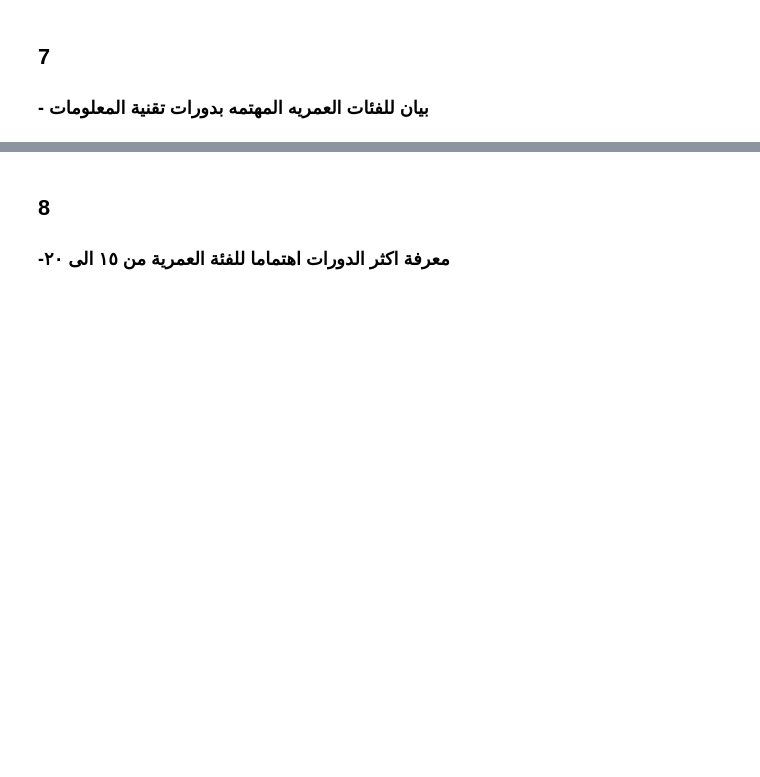
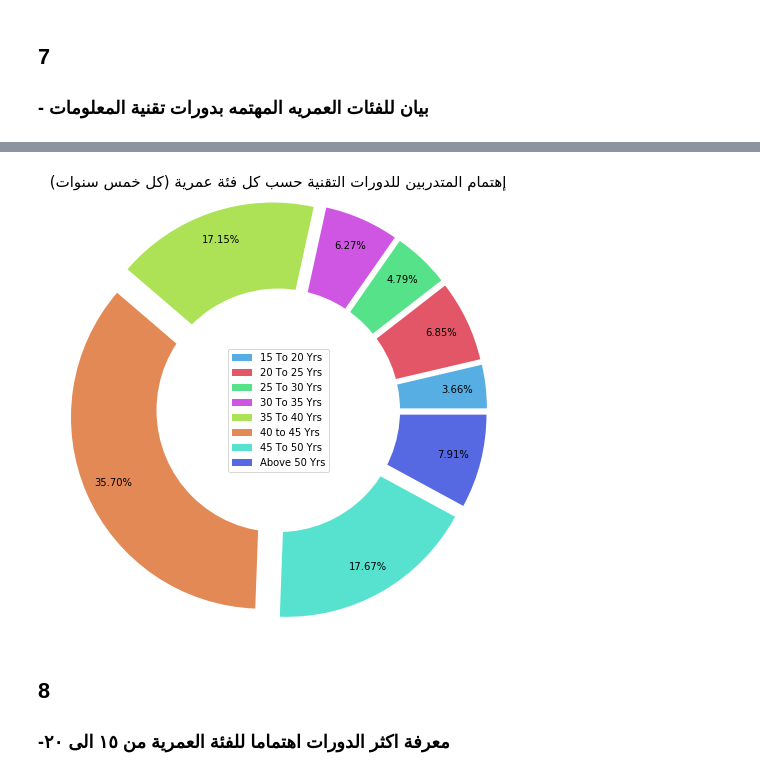
Before and after one commit to MoaathMog/droob-porject, a Jupyter notebook: doroop-proj.ipynb, the cells around one changed output, grey strips where cells are left out. Saved outputs shown, nothing was run; the diff lists cells and outputs as text; code cells hidden in the pictures; blank space fills up the shorter version.

```diff
--- a/doroop-proj.ipynb
+++ b/doroop-proj.ipynb
@@ -254,0 +306,11 @@ stdf.describe()
+# %%
+# to be compeleted
+# Group data to by 'اسم التدريب' and count them and sort them from hieast to lowest.
+group = stdf.groupby('اسم التدريب').count()
+group.sort_values(by='ID', ascending=False, inplace=True)
+pd.DataFrame(group)
+
+# Extract IT and Computer science courses and put it in a list
+courseslist = group.head(20).index.tolist()
+courseslist = [courseslist[2],courseslist[6],courseslist[7],courseslist[9],courseslist[11],courseslist[12]]
+courseslist
@@ -254,0 +324,14 @@ stdf.describe()
+# %%
+# Make sub dataframe (itfr) which is include only IT and computer courses
+itfr = stdf[stdf['اسم التدريب'].isin(courseslist)]
+
+#change 'العمر' from float type to int type
+itfr = itfr.astype({'العمر':'int'})
+
+
+# Add 'Age Catagory' to datset so we can calcolate
+
+ageg=['15 To 20 Yrs','20 To 25 Yrs' ,'25 To 30 Yrs', '30 To 35 Yrs','35 To 40 Yrs','40 to 45 Yrs','45 To 50 Yrs', 'Above 50 Yrs' ]
+bins =[15,20,25,30,35,40,45,50 ,np.inf]
+itfr['Age Catagory'] = pd.cut(itfr['العمر'],bins=bins,labels=ageg)
+itfr.groupby('Age Catagory').count()
@@ -255,3 +349,24 @@ stdf.describe()
+# %%
+# Draw the digram
+group = itfr[['ID','Age Catagory']].groupby('Age Catagory').count()
+labels = list(group.index) # Labels
+value = [int(x) for x in group.values] # X values
+colors=['#56aee2','#e25668','#56e289','#cf56e2','#aee256','#e28956','#56e2cf','#5668e2','#8a56e2','#68E256']
+plt.figure(figsize=(8,8)) # the size of figure
+arabictitle =  get_display(arabic_reshaper.reshape(" إهتمام المتدربين للدورات التقنية حسب كل فئة عمرية (كل خمس سنوات) "))
+plt.title( arabictitle ,fontsize=15)
+
+plt.pie(value , colors = colors, explode=[0.1,0.1,0.1,0.1,0.1,0.1,0.1 ,0.1] ,autopct='%1.2f%%',pctdistance=0.85, radius=1.1)
+plt.legend(labels,loc=10)
+#Draw white circle to to make it like donut shape.
+centre_circle = plt.Circle((0, 0), 0.7, fc='white')
+fig = plt.gcf()
+fig.gca().add_artist(centre_circle)
+
+
+plt.show()
+# %% [output]
+[figure, added]
 # %% [markdown]
 ## 8
 ### -معرفة اكثر الدورات اهتماما للفئة العمرية من ١٥ الى ٢٠
```
Also changed, not shown: parts of 10 cells of this notebook.
